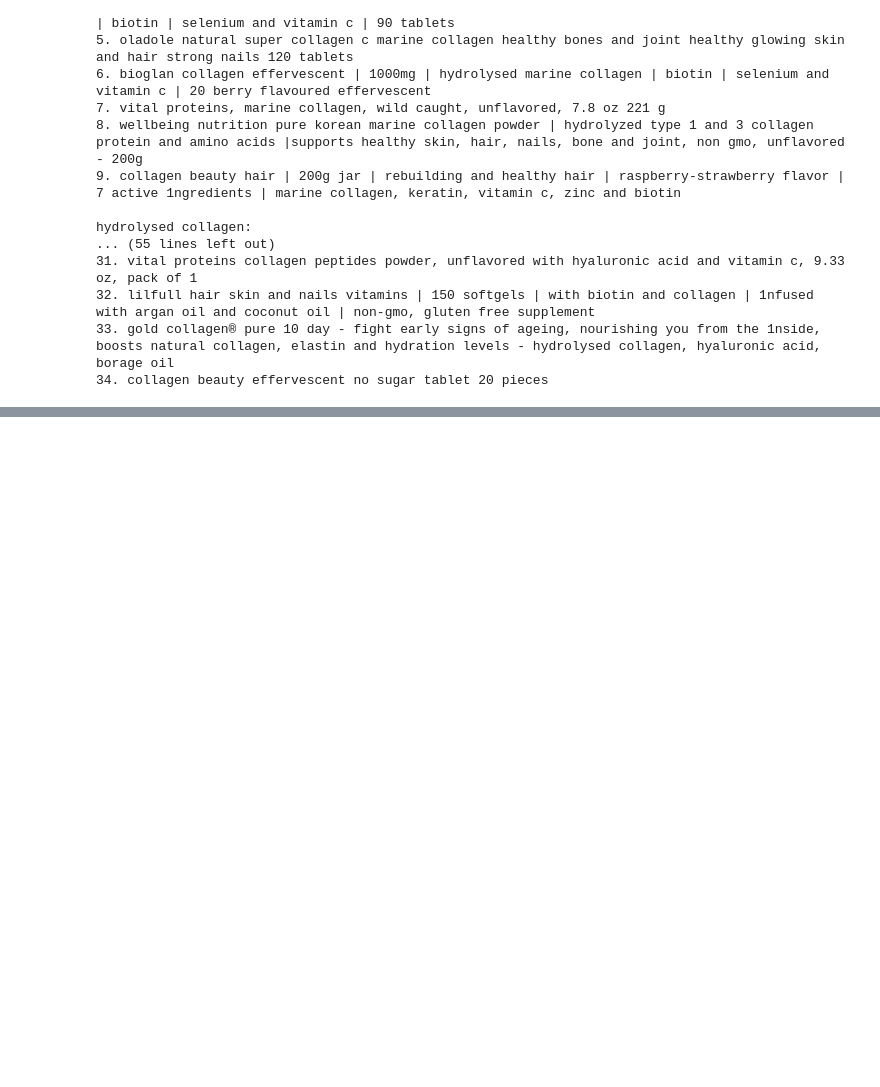
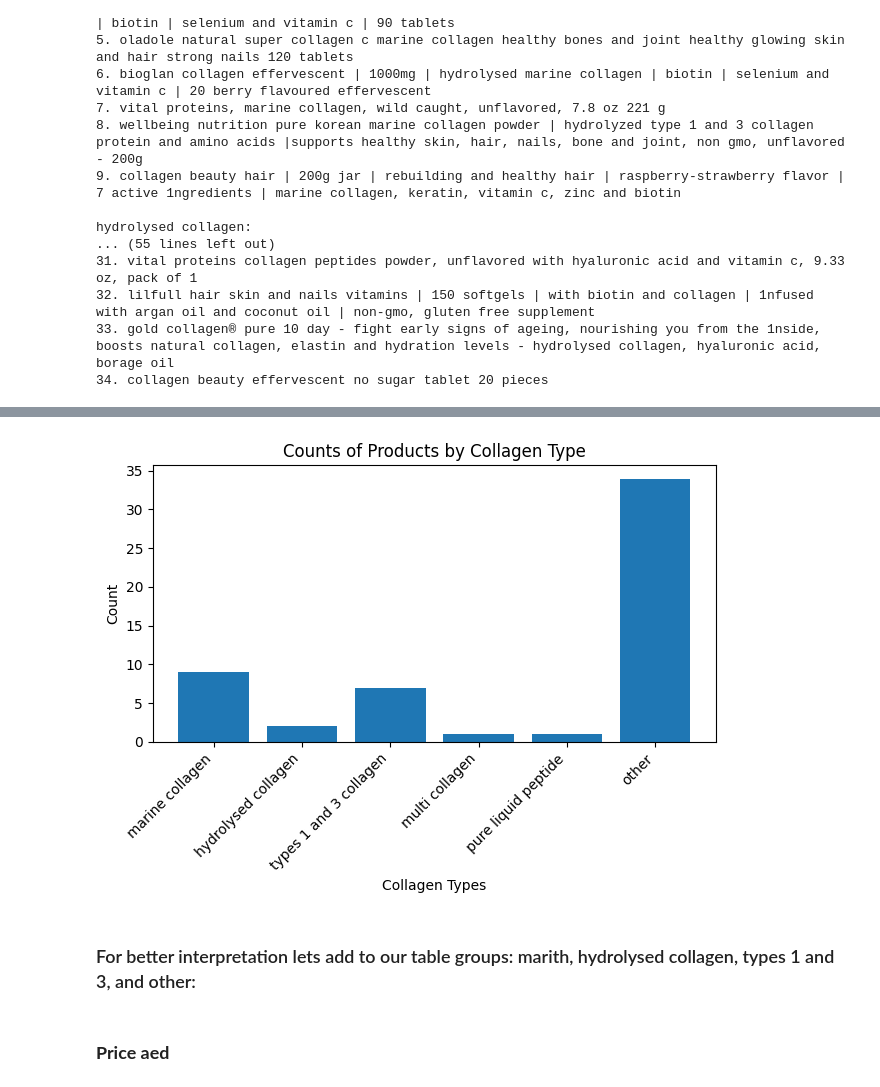
Before and after one commit to ElenaBara21/Portfolio, a Jupyter notebook: Amazon_final.ipynb, the cells around one changed output, grey strips where cells are left out. Cells and saved outputs as stored; diff of their text form; code cells hidden in the pictures; blank space fills up the shorter version.

```diff
--- a/Amazon_final.ipynb
+++ b/Amazon_final.ipynb
@@ -748,0 +824,22 @@ hydrolysed collagen:
+# %%
+# Remove the groups with zero counts
+collagen_types = []
+collagen_counts = []
+
+for group, count in collagen_groups.items():
+    if len(count) > 0:
+        collagen_types.append(group)
+        collagen_counts.append(len(count))
+
+# Plot the bar chart
+plt.bar(collagen_types, collagen_counts)
+plt.xlabel('Collagen Types')
+plt.ylabel('Count')
+plt.title('Counts of Products by Collagen Type')
+plt.xticks(rotation=45, ha='right')  # Rotate the x-axis labels and align them to the right
+plt.tight_layout()  # Adjust the layout to prevent label overlapping
+plt.show()
+# %% [output]
+[figure, added]
+# %% [markdown]
+### For better interpretation lets add to our table groups: marith, hydrolysed collagen, types 1 and 3, and other:
@@ -748,0 +852,2 @@ hydrolysed collagen:
+# %% [markdown]
+### **Price aed**
```
Also changed, not shown: parts of 30 cells of this notebook.
